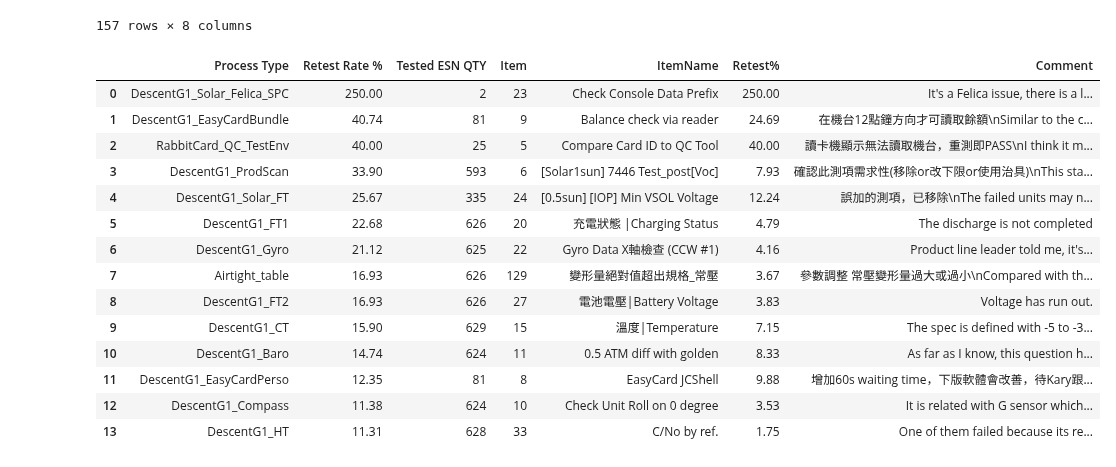
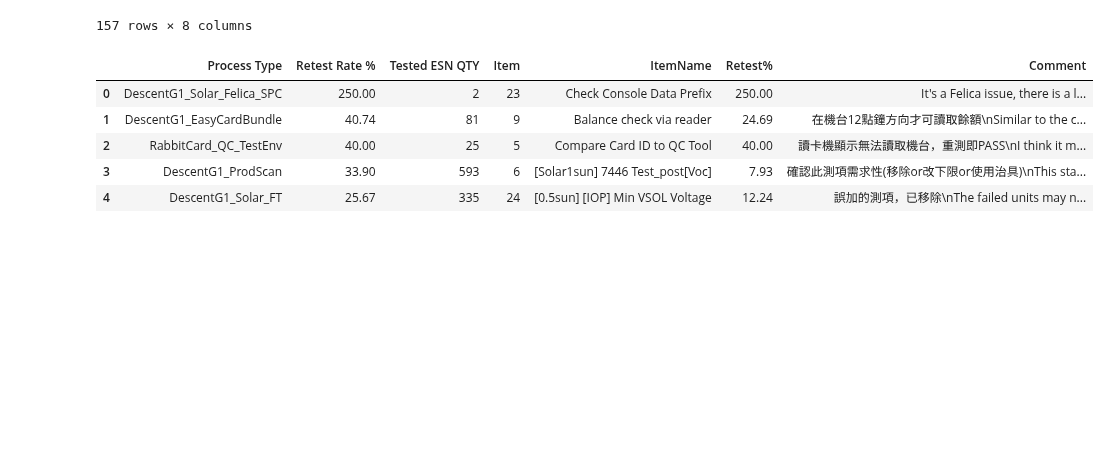
Before and after one commit to CPWRF/Projects, a Jupyter notebook: ProductionReport/ProductionReport.ipynb, the cells around one changed output. Drawn from its saved outputs; the diff is of its cells as text; code cells hidden in the pictures; blank space fills up the shorter version.

```diff
--- a/ProductionReport/ProductionReport.ipynb
+++ b/ProductionReport/ProductionReport.ipynb
@@ -62,24 +62,15 @@ test_result
 test_result_drop = test_result.drop_duplicates('Process Type')
 # %%
 final_result = pid_retry_rate.merge(how='left', on="Process Type", right=test_result_drop).sort_values('Retest Rate %', ascending=False)
-final_result = final_result[['Process Type','Retest Rate %','Tested ESN QTY','Item','ItemName','Retest%','Comment']]
+final_result = final_result[['Process Type','Retest Rate %','Tested ESN QTY','Item','ItemName','Retest%','Comment']].head(5)
 final_result
 # %% [output]
 |  | Process Type | Retest Rate % | Tested ESN QTY | Item | ItemName | Retest% | Comment |
 | 0 | DescentG1_Solar_Felica_SPC | 250.00 | 2 | 23 | Check Console Data Prefix | 250.00 | It's a Felica issue, there is a l... |
 | 1 | DescentG1_EasyCardBundle | 40.74 | 81 | 9 | Balance check via reader | 24.69 | 在機台12點鐘方向才可讀取餘額\nSimilar to the c... |
 | 2 | RabbitCard_QC_TestEnv | 40.00 | 25 | 5 | Compare Card ID to QC Tool | 40.00 | 讀卡機顯示無法讀取機台，重測即PASS\nI think it m... |
 | 3 | DescentG1_ProdScan | 33.90 | 593 | 6 | [Solar1sun] 7446 Test_post[Voc] | 7.93 | 確認此測項需求性(移除or改下限or使用治具)\nThis sta... |
 | 4 | DescentG1_Solar_FT | 25.67 | 335 | 24 | [0.5sun] [IOP] Min VSOL Voltage | 12.24 | 誤加的測項，已移除\nThe failed units may n... |
-| 5 | DescentG1_FT1 | 22.68 | 626 | 20 | 充電狀態 |Charging Status | 4.79 | The discharge is not completed |
-| 6 | DescentG1_Gyro | 21.12 | 625 | 22 | Gyro Data X軸檢查 (CCW #1) | 4.16 | Product line leader told me, it's... |
-| 7 | Airtight_table | 16.93 | 626 | 129 | 變形量絕對值超出規格_常壓 | 3.67 | 參數調整 常壓變形量過大或過小\nCompared with th... |
-| 8 | DescentG1_FT2 | 16.93 | 626 | 27 | 電池電壓|Battery Voltage | 3.83 | Voltage has run out. |
-| 9 | DescentG1_CT | 15.90 | 629 | 15 | 溫度|Temperature | 7.15 | The spec is defined with -5 to -3... |
-| 10 | DescentG1_Baro | 14.74 | 624 | 11 | 0.5 ATM diff with golden | 8.33 | As far as I know, this question h... |
-| 11 | DescentG1_EasyCardPerso | 12.35 | 81 | 8 | EasyCard JCShell | 9.88 | 增加60s waiting time，下版軟體會改善，待Kary跟... |
-| 12 | DescentG1_Compass | 11.38 | 624 | 10 | Check Unit Roll on 0 degree | 3.53 | It is related with G sensor which... |
-| 13 | DescentG1_HT | 11.31 | 628 | 33 | C/No by ref. | 1.75 | One of them failed because its re... |
 # %%
 raw = pd.read_excel(filename, sheet_name='Raw data')
 # %%
```
Also changed, not shown: parts of 3 cells of this notebook, 3 other files.
